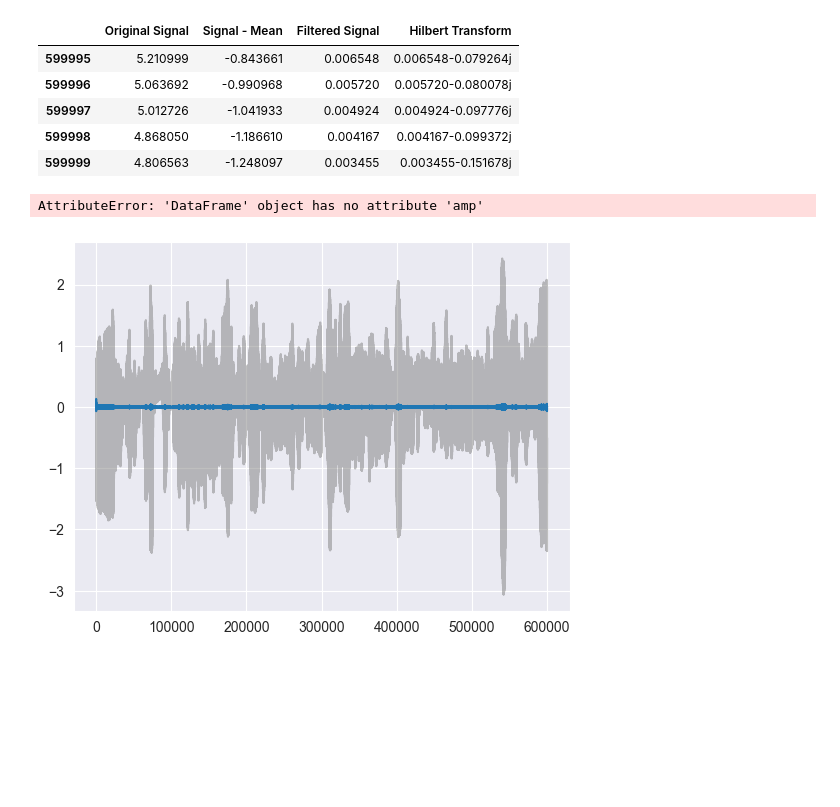
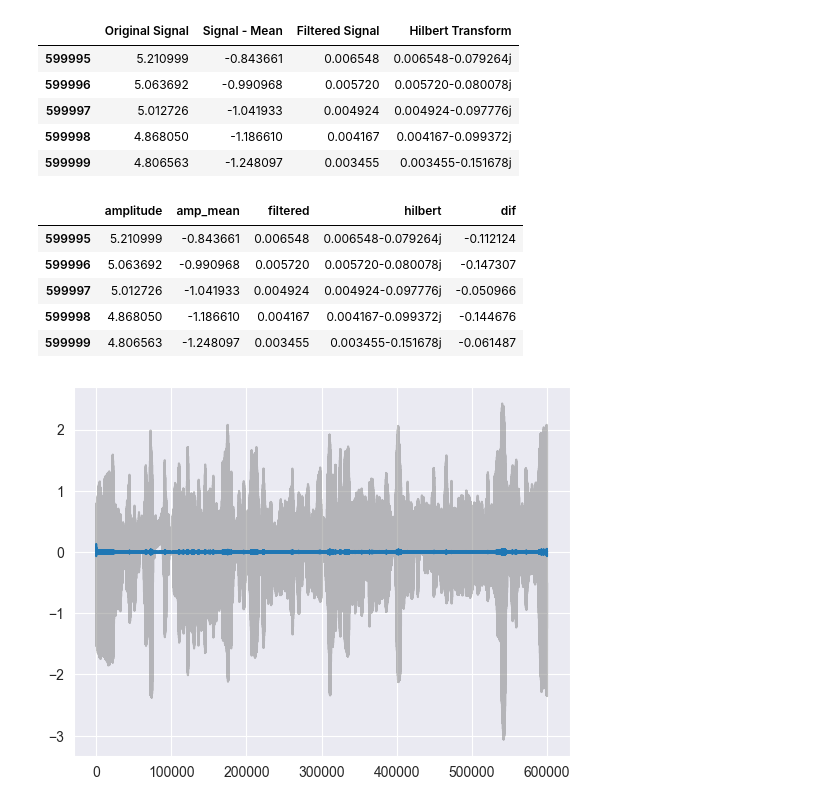
Before and after one commit to consuelorojas/Tesis, a Jupyter notebook: Notebooks/kmeans.ipynb, the cells around one changed output. Cells and saved outputs as stored; diff of their text form; code cells hidden in the pictures; blank space fills up the shorter version.

```diff
--- a/Notebooks/kmeans.ipynb
+++ b/Notebooks/kmeans.ipynb
@@ -37,8 +37,14 @@ df.tail()
 | 599999 | 4.806563 | -1.248097 | 0.003455 | 0.003455-0.151678j |
 # %%
 #df = pd.DataFrame(mat['data'], columns = ['amp'])
-df['amp_mean'] = df.amp - df.amp.mean()
+df.rename(columns={'Original Signal': 'amplitude', 'Signal - Mean': 'amp_mean', 'Filtered Signal': 'filtered', 'Hilbert Transform': 'hilbert'}, inplace=True)
+df.head()
 df['dif'] = df.amp_mean.diff()
 df.tail()
 # %% [output]
-AttributeError: 'DataFrame' object has no attribute 'amp'
+|  | amplitude | amp_mean | filtered | hilbert | dif |
+| 599995 | 5.210999 | -0.843661 | 0.006548 | 0.006548-0.079264j | -0.112124 |
+| 599996 | 5.063692 | -0.990968 | 0.005720 | 0.005720-0.080078j | -0.147307 |
+| 599997 | 5.012726 | -1.041933 | 0.004924 | 0.004924-0.097776j | -0.050966 |
+| 599998 | 4.868050 | -1.186610 | 0.004167 | 0.004167-0.099372j | -0.144676 |
+| 599999 | 4.806563 | -1.248097 | 0.003455 | 0.003455-0.151678j | -0.061487 |
```
Also changed, not shown: parts of 12 cells of this notebook.
